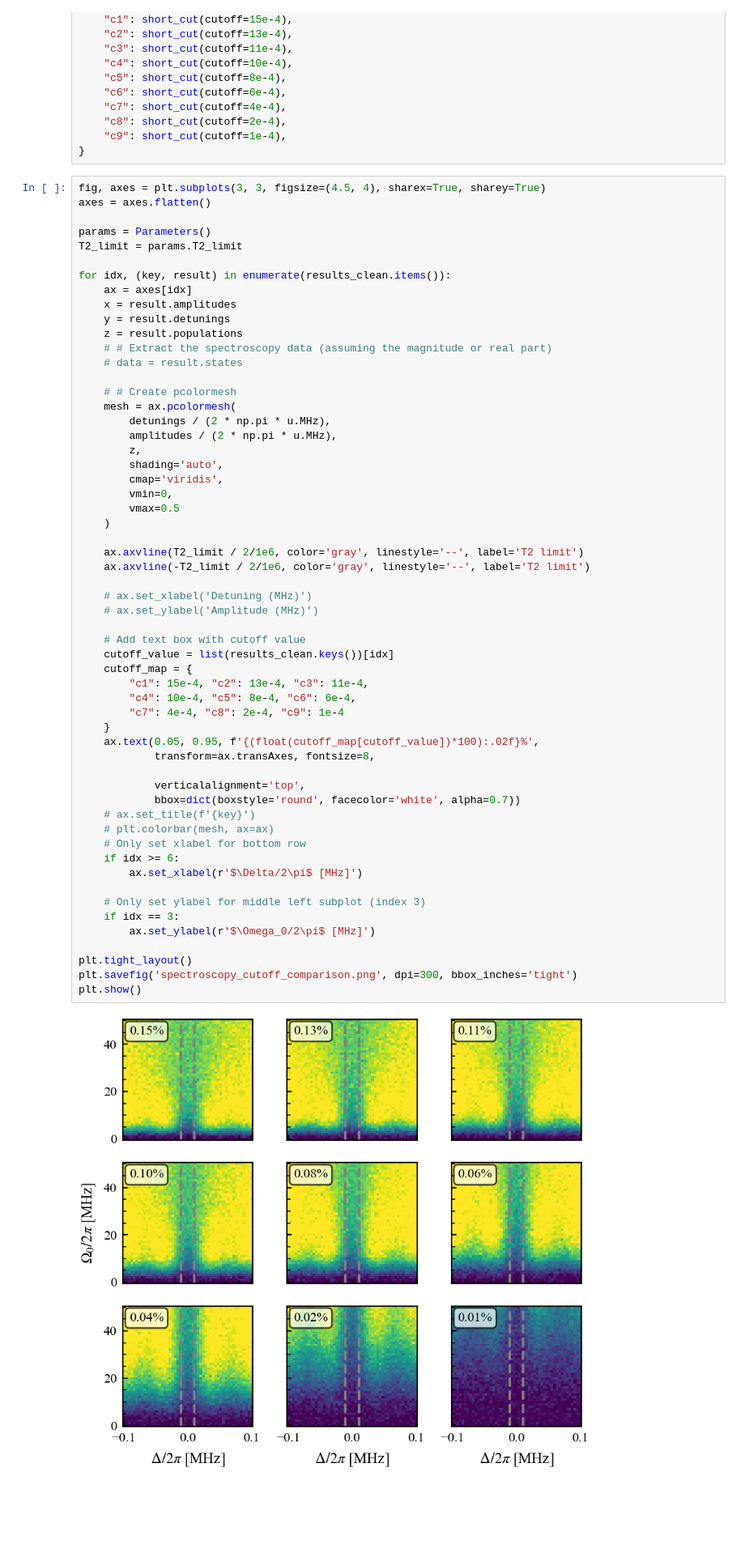
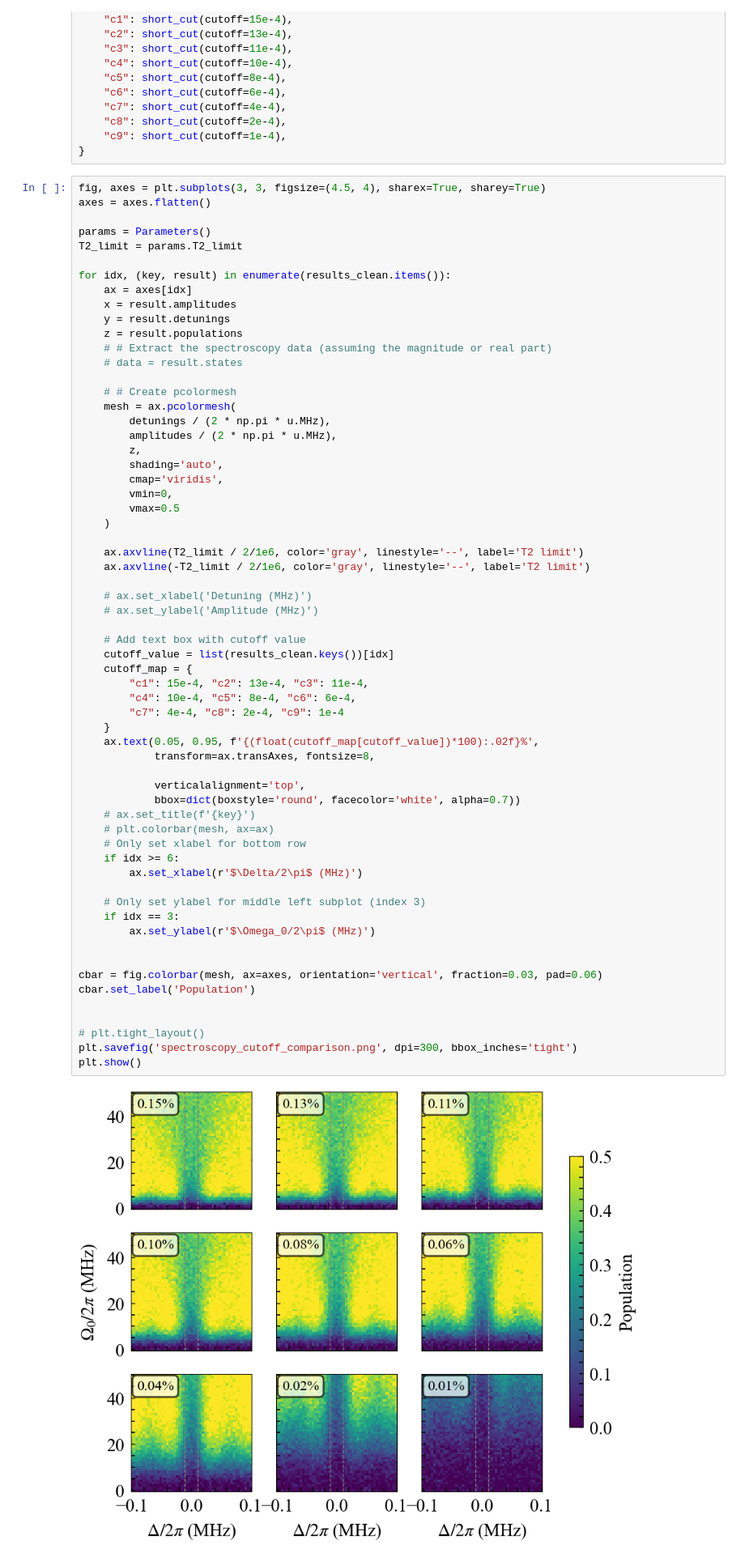
Before and after one commit to asafasia/amplitude-robust-spectrscopy, a Jupyter notebook: notebooks/new/nine_plot.ipynb, the cells around one changed output. Shown at 81% size. Saved outputs shown, nothing was run; the diff lists cells and outputs as text; blank space fills up the shorter version.

```diff
--- a/notebooks/new/nine_plot.ipynb
+++ b/notebooks/new/nine_plot.ipynb
@@ -181,34 +188,39 @@ for idx, (key, result) in enumerate(results_clean.items()):
 
     ax.axvline(T2_limit / 2/1e6, color='gray', linestyle='--', label='T2 limit')
     ax.axvline(-T2_limit / 2/1e6, color='gray', linestyle='--', label='T2 limit')
 
     # ax.set_xlabel('Detuning (MHz)')
     # ax.set_ylabel('Amplitude (MHz)')
 
     # Add text box with cutoff value
     cutoff_value = list(results_clean.keys())[idx]
     cutoff_map = {
         "c1": 15e-4, "c2": 13e-4, "c3": 11e-4,
         "c4": 10e-4, "c5": 8e-4, "c6": 6e-4,
         "c7": 4e-4, "c8": 2e-4, "c9": 1e-4
     }
     ax.text(0.05, 0.95, f'{(float(cutoff_map[cutoff_value])*100):.02f}%',
             transform=ax.transAxes, fontsize=8,
 
             verticalalignment='top',
             bbox=dict(boxstyle='round', facecolor='white', alpha=0.7))
     # ax.set_title(f'{key}')
     # plt.colorbar(mesh, ax=ax)
     # Only set xlabel for bottom row
     if idx >= 6:
-        ax.set_xlabel(r'$\Delta/2\pi$ [MHz]')
+        ax.set_xlabel(r'$\Delta/2\pi$ (MHz)')
 
     # Only set ylabel for middle left subplot (index 3)
     if idx == 3:
-        ax.set_ylabel(r'$\Omega_0/2\pi$ [MHz]')
+        ax.set_ylabel(r'$\Omega_0/2\pi$ (MHz)')
 
-plt.tight_layout()
+
+cbar = fig.colorbar(mesh, ax=axes, orientation='vertical', fraction=0.03, pad=0.06)
+cbar.set_label('Population')
+
+
+# plt.tight_layout()
 plt.savefig('spectroscopy_cutoff_comparison.png', dpi=300, bbox_inches='tight')
 plt.show()
 # %% [output]
-[figure, old version]
+[figure, new version]
```
Also changed, not shown: parts of 4 cells of this notebook, 50 other files.
